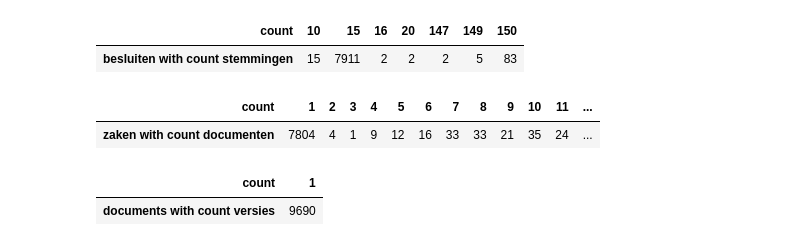
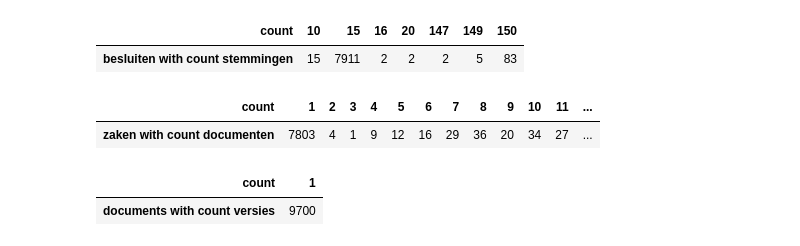
Before and after one commit to prhbrt/parliamentary-votes, a Jupyter notebook: notebooks/Fetch Stemmingen.ipynb, the cells around one changed output. Drawn from its saved outputs; the diff is of its cells as text; code cells hidden in the pictures.

```diff
--- a/notebooks/Fetch Stemmingen.ipynb
+++ b/notebooks/Fetch Stemmingen.ipynb
@@ -224,7 +224,7 @@ Name: count, dtype: int64
 # %%
 #@markdown # Fetch Zaken
 
-rerun = True #@param {"type": "boolean"}
+rerun = False #@param {"type": "boolean"}
 
 if os.path.exists('zaken2.p3') and not rerun:
   with open('zaken2.p3', 'rb') as f:
@@ -272,42 +272,49 @@ display(stemmingen__['Besluit_Id'].value_counts().value_counts().sort_index().re
 # %%
 #@markdown # Fetch Documenten
 
 rerun = False #@param {"type": "boolean"}
 
 if os.path.exists('documenten.p3') and not rerun:
   with open('documenten.p3', 'rb') as f:
     documenten = pickle.load(f)
 else:
   fields = [
     "Id", "Soort", "DocumentNummer", "Titel", "Onderwerp", "Datum",
     "Vergaderjaar", "Kamer", "Volgnummer", "Citeertitel", "Alias",
     "DatumRegistratie", "DatumOntvangst", "Aanhangselnummer", "KenmerkAfzender",
     "Organisatie", "ContentType", "ContentLength", "GewijzigdOp",
     "ApiGewijzigdOp", "Verwijderd"]
 
   def get(id):
-    return odata_get(urljoin(BASE, f"Zaak({id})/Document"),
-                    params={"$select": ",".join(fields)})
+    try:
+      return odata_get(urljoin(BASE, f"Zaak({id})/Document"),
+                       params={"$select": ",".join(fields)})
+    except Exception as e:
+      print(id, e)
+      return None
 
   with Pool(10) as pool:
-    promises = [
-      pool.apply_async(get, args=(id,))
+    promises = pd.Series({
+      id: pool.apply_async(get, args=(id,))
       for id in zaken_['Id']
-    ]
-    documenten = [p.get() for p in tqdm(promises, position=0)]
-
+    })
+    documenten = promises.progress_apply(lambda p: p.get())
+    documenten.index.name = 'Zaak_Id'
+  documenten = documenten.fillna(
+    documenten[documenten.isna()].index.to_series().apply(lambda x: get(x))
+  )
   with open('documenten.p3', 'wb') as f:
     pickle.dump(documenten, f)
 
-documenten_ = pd.DataFrame(documenten)
-documenten__ = documenten_.set_index(zaken_['Id'].rename('Zaak_Id'))['value'].explode().apply(pd.Series).reset_index().drop(0, axis=1)
+documenten_ = documenten.str['value'].explode().apply(pd.Series).reset_index().drop(0, axis=1)
 
-assert set(zaken_['Id']) == set(documenten__['Zaak_Id'])
+assert set(zaken_['Id']) == set(documenten_['Zaak_Id'])
+documenten_ = documenten_.dropna(subset=['Id'])
 
-display(documenten__['Zaak_Id'].value_counts().value_counts().sort_index().rename('zaken with count documenten').reset_index([]).T)
+display(documenten_['Zaak_Id'].value_counts().value_counts().sort_index().rename('zaken with count documenten').reset_index([]).T)
 # %% [output]
 | count | 1 | 2 | 3 | 4 | 5 | 6 | 7 | 8 | 9 | 10 | 11 | ... |
-| zaken with count documenten | 7804 | 4 | 1 | 9 | 12 | 16 | 33 | 33 | 21 | 35 | 24 | ... |
+| zaken with count documenten | 7803 | 4 | 1 | 9 | 12 | 16 | 29 | 36 | 20 | 34 | 27 | ... |
 # %%
 #@markdown # Fetch Versies
 
@@ -321,28 +328,28 @@ else:
       "Id", "Status", "Versienummer", "Bestandsgrootte", "Extensie", "Datum",
       "GewijzigdOp", "ApiGewijzigdOp", "Verwijderd", "Document_Id",
       "ExterneIdentifier"]
-
   def get(id):
     try:
-      if pd.isna(id):
-        return None
       return odata_get(urljoin(BASE, f"Document({id})/DocumentVersie"),
-                      params={"$select": ",".join(fields)})
+                       params={"$select": ",".join(fields)})
     except Exception as e:
-      print(e)
-      pass
+      print(id, e)
+      return None
 
-  with Pool(20) as pool:
-    promises = [
-      pool.apply_async(get, args=(id,))
-      for id in documenten__['Id']
-    ]
-    versies = [p.get() for p in tqdm(promises)]
-
+  with Pool(10) as pool:
+    promises = pd.Series({
+      id: pool.apply_async(get, args=(id,))
+      for id in documenten_['Id']
+    })
+    versies = promises.progress_apply(lambda p: p.get())
+  versies.index.name = 'Document_Id'
+  versies = versies.fillna(
+    versies[versies.isna()].index.to_series().apply(lambda x: get(x))
+  )
   with open('versies.p3', 'wb') as f:
     pickle.dump(versies, f)
 
-versies_ = pd.Series(versies).apply(pd.Series)['value'].explode().apply(pd.Series)
+versies_ = versies.str['value'].explode().apply(pd.Series).reset_index(drop=True)
 
 # lastest version:
 versies__ = versies_.dropna(
@@ -353,17 +360,17 @@ versies__ = versies_.dropna(
 
 # Add Identifier to documents
 identifiers = versies__['ExterneIdentifier'].dropna().to_dict()
-documenten__['ExterneIdentifier'] = documenten__['Id'].apply(identifiers.get)
+documenten_['ExterneIdentifier'] = documenten_['Id'].apply(identifiers.get)
 
-assert documenten__['Id'].isna().sum() == 1 # one ugly sheep :(
+assert documenten_['Id'].isna().sum() == 0 # one ugly sheep :(
 
-assert set(documenten__['Id'].dropna()) == set(versies__['Document_Id'])
+assert set(documenten_['Id'].dropna()) == set(versies__['Document_Id'])
 
 #should all be 1, because we picked the latest version
 display(versies__['Document_Id'].value_counts().value_counts().sort_index().rename('documents with count versies').reset_index([]).T)
 # %% [output]
 | count | 1 |
-| documents with count versies | 9690 |
+| documents with count versies | 9700 |
 # %%
 #@markdown # Collect HTML of documents
 
```
Also changed, not shown: parts of 10 cells of this notebook, 7 other files.
